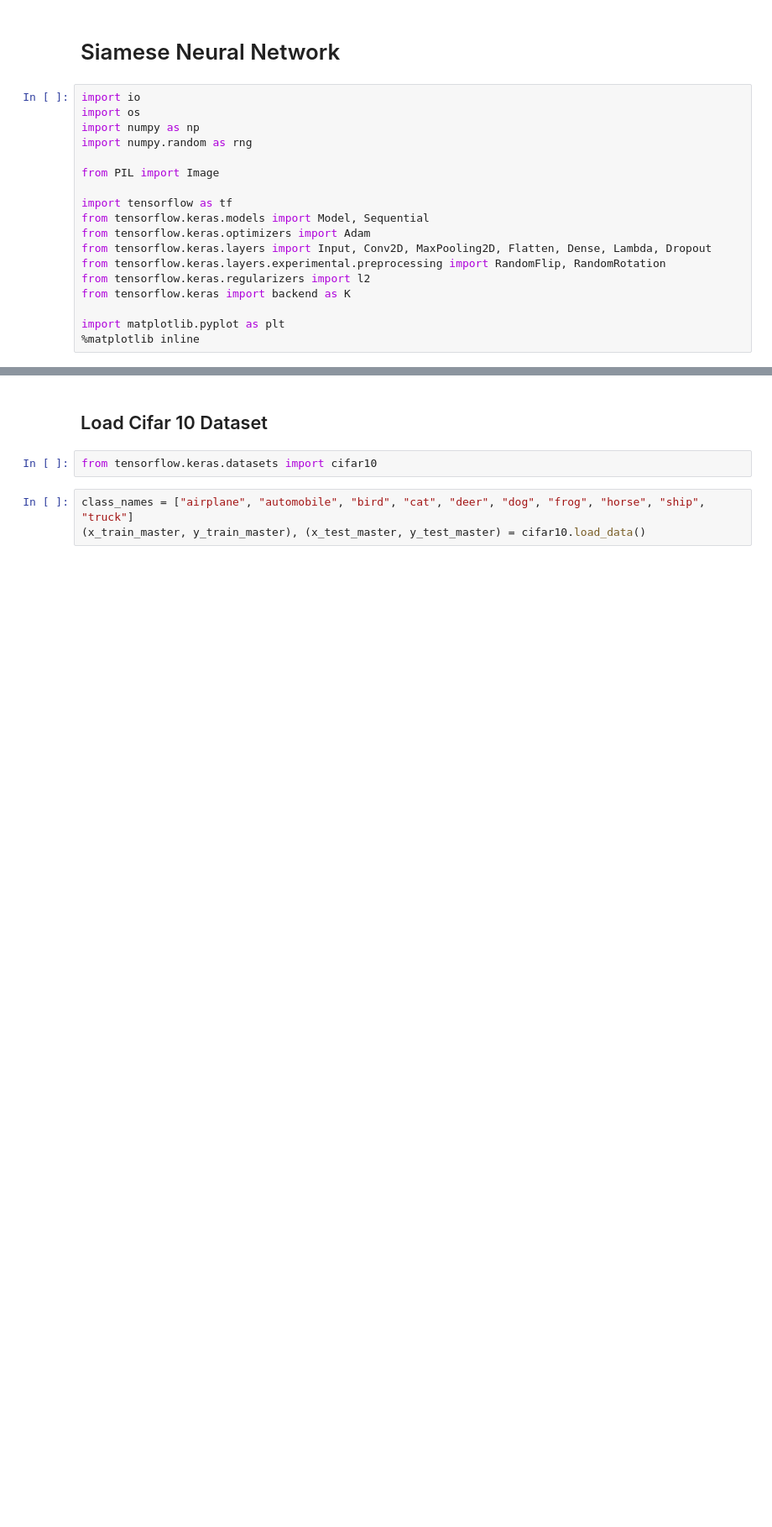
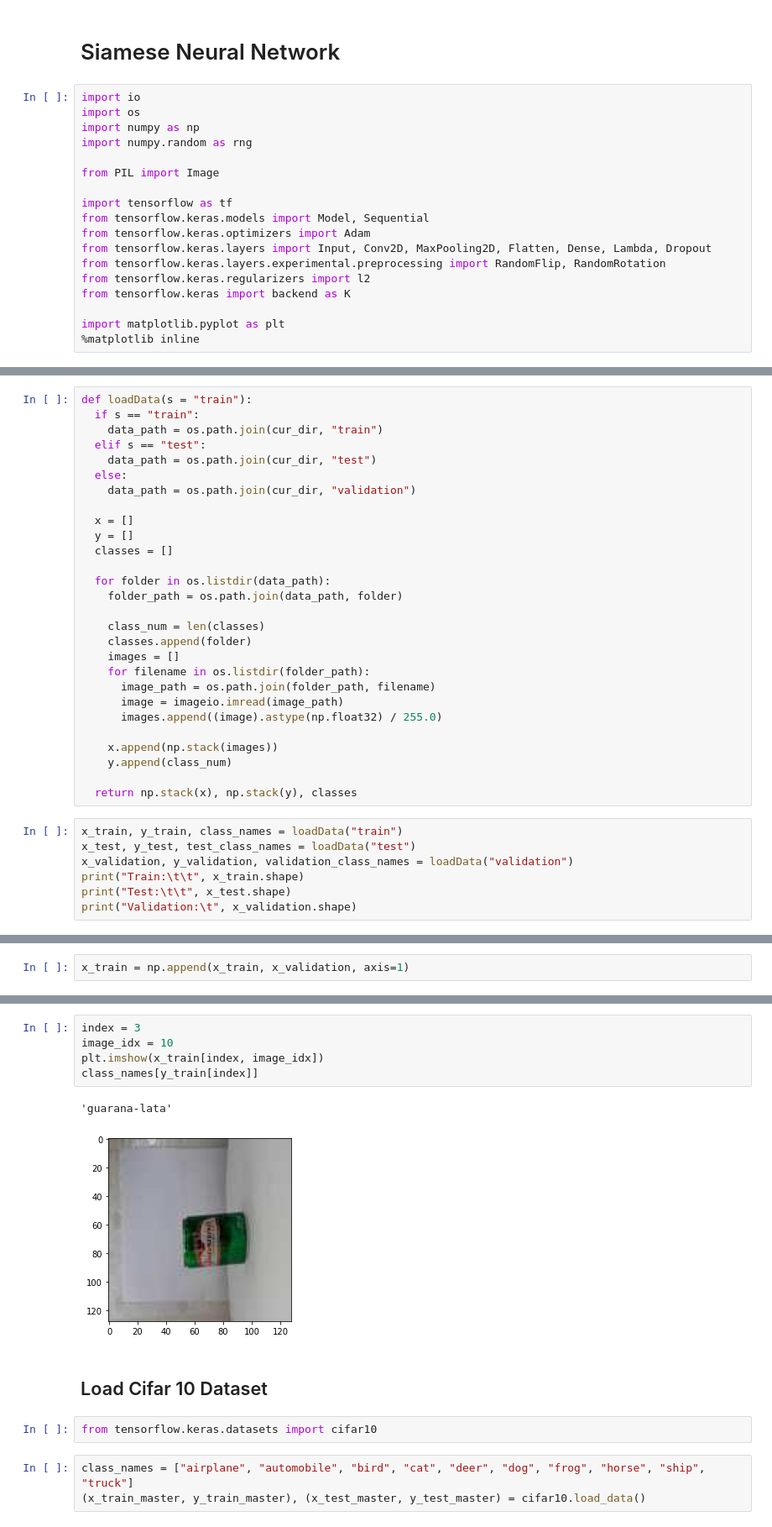
Before and after one commit to Gutomz/Emptio_API-Product-Recognition, a Jupyter notebook: siamese_network_train.ipynb, the cells around one changed output, grey strips where cells are left out. Shown: that part at 84% size. Saved outputs shown, nothing was run; the diff lists cells and outputs as text; blank space fills up the shorter version.

```diff
--- a/siamese_network_train.ipynb
+++ b/siamese_network_train.ipynb
@@ -20,0 +69,35 @@ import matplotlib.pyplot as plt
+# %%
+def loadData(s = "train"):
+  if s == "train":
+    data_path = os.path.join(cur_dir, "train")
+  elif s == "test":
+    data_path = os.path.join(cur_dir, "test")
+  else:
+    data_path = os.path.join(cur_dir, "validation")
+
+  x = []
+  y = []
+  classes = []
+
+  for folder in os.listdir(data_path):
+    folder_path = os.path.join(data_path, folder)
+
+    class_num = len(classes)
+    classes.append(folder)
+    images = []
+    for filename in os.listdir(folder_path):
+      image_path = os.path.join(folder_path, filename)
+      image = imageio.imread(image_path)
+      images.append((image).astype(np.float32) / 255.0)
+
+    x.append(np.stack(images))
+    y.append(class_num)
+
+  return np.stack(x), np.stack(y), classes
+# %%
+x_train, y_train, class_names = loadData("train")
+x_test, y_test, test_class_names = loadData("test")
+x_validation, y_validation, validation_class_names = loadData("validation")
+print("Train:\t\t", x_train.shape)
+print("Test:\t\t", x_test.shape)
+print("Validation:\t", x_validation.shape)
@@ -20,0 +108,2 @@ import matplotlib.pyplot as plt
+# %%
+x_train = np.append(x_train, x_validation, axis=1)
@@ -21,3 +125,11 @@ import matplotlib.pyplot as plt
+# %%
+index = 3
+image_idx = 10
+plt.imshow(x_train[index, image_idx])
+class_names[y_train[index]]
+# %% [output]
+'guarana-lata'
+[figure, added]
 # %% [markdown]
 ## Load Cifar 10 Dataset
 # %%
```
Also changed, not shown: parts of 60 cells of this notebook, 6 other files.
